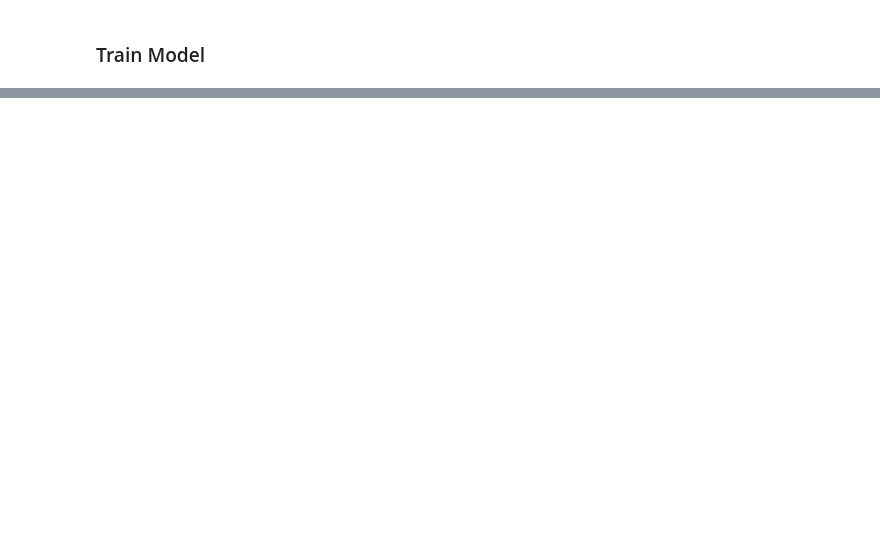
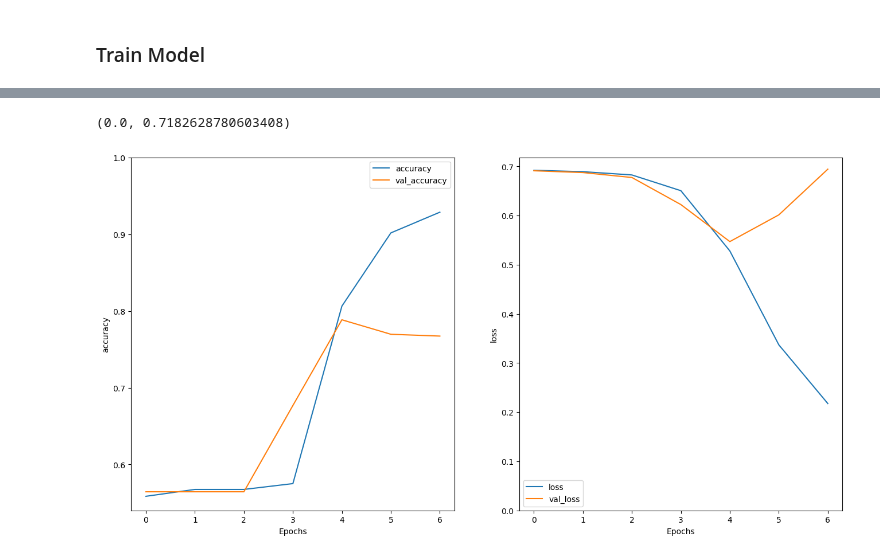
Before and after one commit to Shiska07/Information-Retreval-and-Natural-Language-Processing, a Jupyter notebook: Disaster_Tweets_Classification/3 - Classification(Normalized Text) using RNN vs LSTM vs GRU.ipynb, the cells around one changed output, grey strips where cells are left out. Cells and saved outputs as stored; diff of their text form; code cells hidden in the pictures; blank space fills up the shorter version.

```diff
--- a/Disaster_Tweets_Classification/3 - Classification(Normalized Text) using RNN vs LSTM vs GRU.ipynb
+++ b/Disaster_Tweets_Classification/3 - Classification(Normalized Text) using RNN vs LSTM vs GRU.ipynb
@@ -181,0 +271,10 @@ Test Accuracy: 0.7621707916259766
+# %%
+model_blstm.add(tf.keras.layers.Embedding(input_dim = VOCAB_SIZE,
+        output_dim = EMBEDDING_DIM, input_length = MAX_LENGTH, mask_zero=True))
+model_blstm.add(tf.keras.layers.Bidirectional(tf.keras.layers.LSTM(EMBEDDING_DIM, dropout = 0.3)))
+model_blstm.add(tf.keras.layers.Dense(EMBEDDING_DIM, activation='relu'))
+model_blstm.add(tf.keras.layers.Dropout(rate = 0.25))
+model_blstm.add(tf.keras.layers.Dense(64, activation='relu'))
+model_blstm.add(tf.keras.layers.Dropout(rate = 0.25))
+model_blstm.add(tf.keras.layers.Dense(32, activation='relu'))
+model_blstm.add(tf.keras.layers.Dense(1, activation = 'sigmoid'))
@@ -181,0 +301,5 @@ Test Accuracy: 0.7621707916259766
+# %%
+# compile model
+model_blstm.compile(loss = tf.keras.losses.BinaryCrossentropy(),
+              optimizer = tf.keras.optimizers.Adam(1e-4),
+              metrics = ['accuracy'])
@@ -181,0 +308,3 @@ Test Accuracy: 0.7621707916259766
+# %%
+history = model_blstm.fit(X_train, y_train, batch_size = 128, epochs = 7,
+                    validation_split = 0.25)
@@ -181,0 +326,18 @@ Test Accuracy: 0.7621707916259766
+# %%
+def plot_graphs(history, metric):
+  plt.plot(history.history[metric])
+  plt.plot(history.history['val_'+metric], '')
+  plt.xlabel("Epochs")
+  plt.ylabel(metric)
+  plt.legend([metric, 'val_'+metric])
+# %%
+plt.figure(figsize=(16, 8))
+plt.subplot(1, 2, 1)
+plot_graphs(history, 'accuracy')
+plt.ylim(None, 1)
+plt.subplot(1, 2, 2)
+plot_graphs(history, 'loss')
+plt.ylim(0, None)
+# %% [output]
+(0.0, 0.7182628780603408)
+[figure, added]
```
Also changed, not shown: parts of 39 cells of this notebook, 2 other files.
